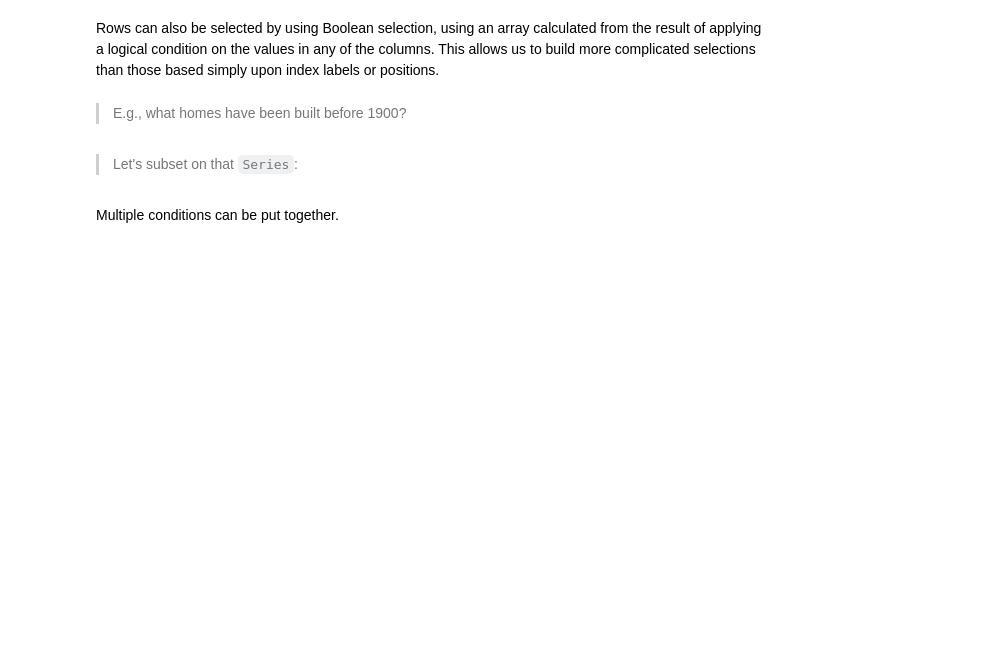
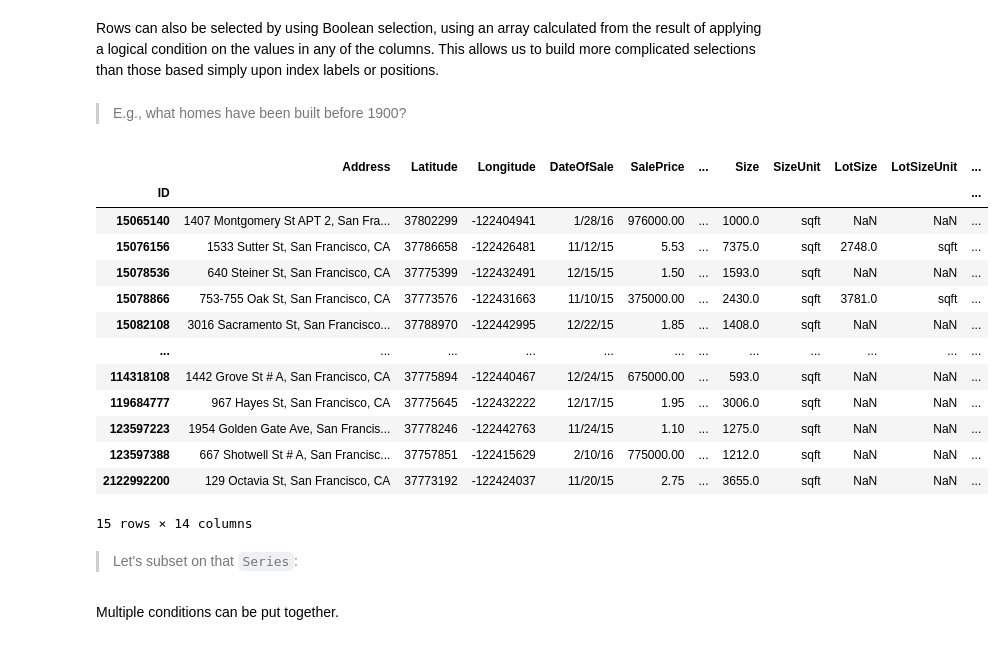
Before and after one commit to andreasbastian/DS-SF-30, a Jupyter notebook: classes/02/notebooks/codealong-02-the-pandas-library-starter-code-andreas.ipynb, the cells around one changed output. Drawn from its saved outputs; the diff is of its cells as text; code cells hidden in the pictures; blank space fills up the shorter version.

```diff
--- a/classes/02/notebooks/codealong-02-the-pandas-library-starter-code-andreas.ipynb
+++ b/classes/02/notebooks/codealong-02-the-pandas-library-starter-code-andreas.ipynb
@@ -456,3 +546,21 @@ Rows can also be selected by using Boolean selection, using an array calculated
+# %%
+#first, build true/false mask
+df[df.BuiltInYear < 1900].index
+# %% [output]
+|  | Address | Latitude | Longitude | DateOfSale | SalePrice | ... | Size | SizeUnit | LotSize | LotSizeUnit | ... |
+| ID |  |  |  |  |  |  |  |  |  |  | ... |
+| 15065140 | 1407 Montgomery St APT 2, San Fra... | 37802299 | -122404941 | 1/28/16 | 976000.00 | ... | 1000.0 | sqft | NaN | NaN | ... |
+| 15076156 | 1533 Sutter St, San Francisco, CA | 37786658 | -122426481 | 11/12/15 | 5.53 | ... | 7375.0 | sqft | 2748.0 | sqft | ... |
+| 15078536 | 640 Steiner St, San Francisco, CA | 37775399 | -122432491 | 12/15/15 | 1.50 | ... | 1593.0 | sqft | NaN | NaN | ... |
+| 15078866 | 753-755 Oak St, San Francisco, CA | 37773576 | -122431663 | 11/10/15 | 375000.00 | ... | 2430.0 | sqft | 3781.0 | sqft | ... |
+| 15082108 | 3016 Sacramento St, San Francisco... | 37788970 | -122442995 | 12/22/15 | 1.85 | ... | 1408.0 | sqft | NaN | NaN | ... |
+| ... | ... | ... | ... | ... | ... | ... | ... | ... | ... | ... | ... |
+| 114318108 | 1442 Grove St # A, San Francisco, CA | 37775894 | -122440467 | 12/24/15 | 675000.00 | ... | 593.0 | sqft | NaN | NaN | ... |
+| 119684777 | 967 Hayes St, San Francisco, CA | 37775645 | -122432222 | 12/17/15 | 1.95 | ... | 3006.0 | sqft | NaN | NaN | ... |
+| 123597223 | 1954 Golden Gate Ave, San Francis... | 37778246 | -122442763 | 11/24/15 | 1.10 | ... | 1275.0 | sqft | NaN | NaN | ... |
+| 123597388 | 667 Shotwell St # A, San Francisc... | 37757851 | -122415629 | 2/10/16 | 775000.00 | ... | 1212.0 | sqft | NaN | NaN | ... |
+| 2122992200 | 129 Octavia St, San Francisco, CA | 37773192 | -122424037 | 11/20/15 | 2.75 | ... | 3655.0 | sqft | NaN | NaN | ... |
+15 rows × 14 columns
 # %% [markdown]
 > Let's subset on that `Series`:
 # %%
```
Also changed, not shown: parts of 44 cells of this notebook.
